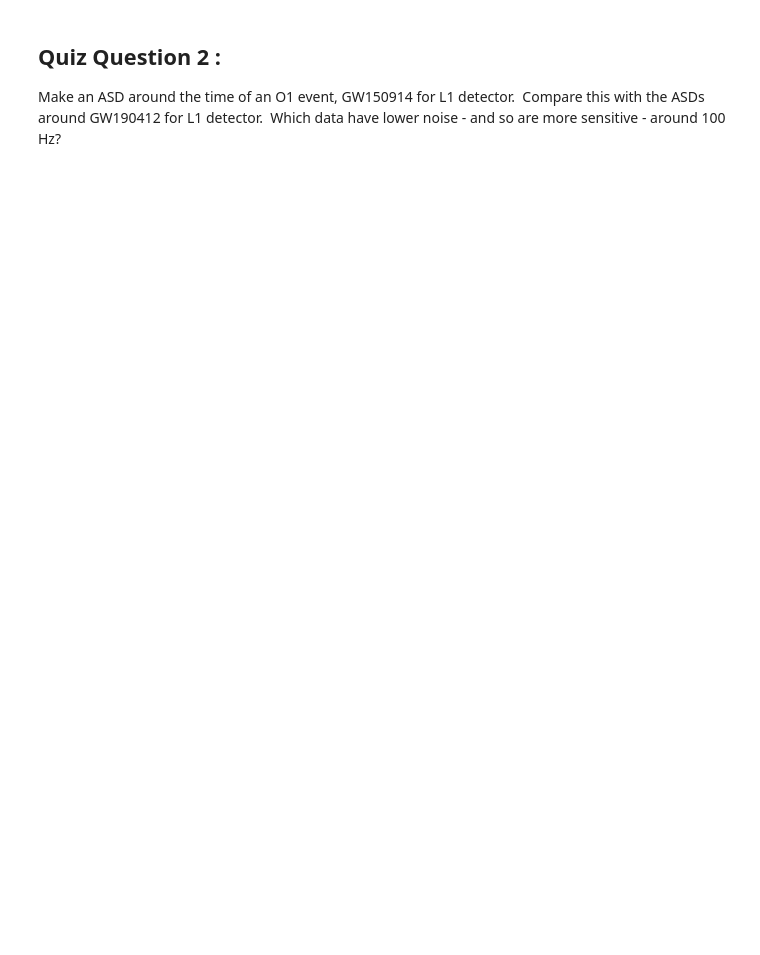
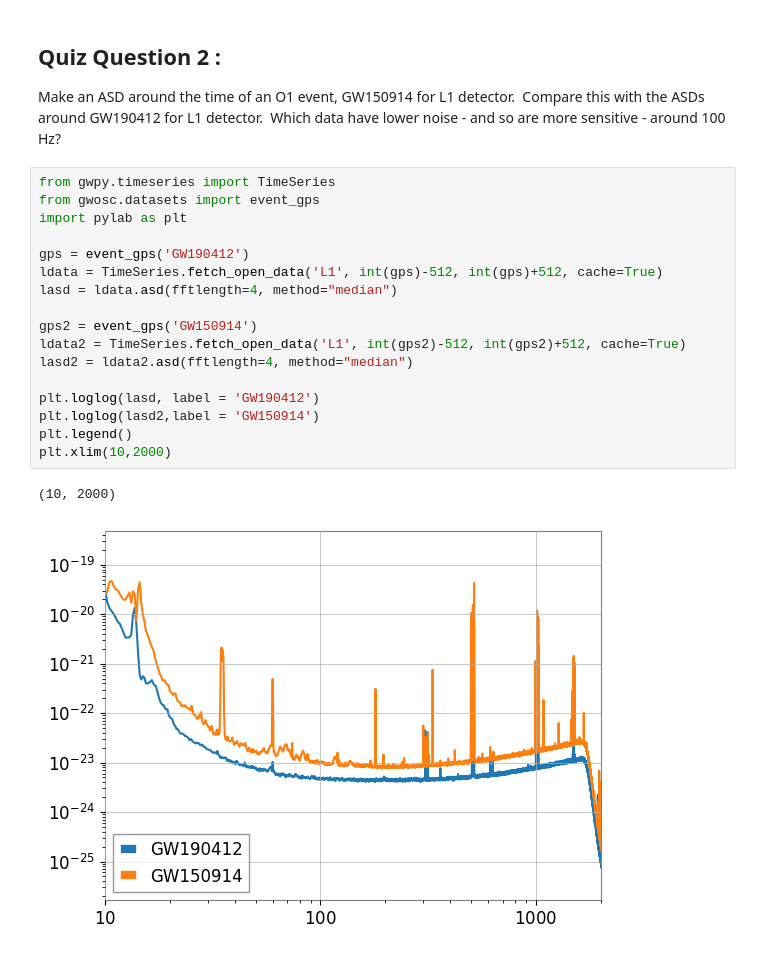
Before and after one commit to Ishan-A-Deshpande/GWODW-25, a Jupyter notebook: Tutorials/Day_1/Tuto_1.2_Open_Data_access_with_GWpy.ipynb, the cells around one changed output. Cells and saved outputs as stored; diff of their text form; blank space fills up the shorter version.

```diff
--- a/Tutorials/Day_1/Tuto_1.2_Open_Data_access_with_GWpy.ipynb
+++ b/Tutorials/Day_1/Tuto_1.2_Open_Data_access_with_GWpy.ipynb
@@ -244,3 +259,23 @@ Looking at the LIGO-Livingston data in the time domain, the peak amplitude of th
 ## Quiz Question 2 :
 
 Make an ASD around the time of an O1 event, GW150914 for L1 detector.  Compare this with the ASDs around GW190412 for L1 detector.  Which data have lower noise - and so are more sensitive - around 100 Hz?
+# %%
+from gwpy.timeseries import TimeSeries
+from gwosc.datasets import event_gps
+import pylab as plt
+
+gps = event_gps('GW190412')
+ldata = TimeSeries.fetch_open_data('L1', int(gps)-512, int(gps)+512, cache=True)
+lasd = ldata.asd(fftlength=4, method="median")
+
+gps2 = event_gps('GW150914')
+ldata2 = TimeSeries.fetch_open_data('L1', int(gps2)-512, int(gps2)+512, cache=True)
+lasd2 = ldata2.asd(fftlength=4, method="median")
+
+plt.loglog(lasd, label = 'GW190412')
+plt.loglog(lasd2,label = 'GW150914')
+plt.legend()
+plt.xlim(10,2000)
+# %% [output]
+(10, 2000)
+[figure, added]
```
Also changed, not shown: parts of 4 cells of this notebook.
